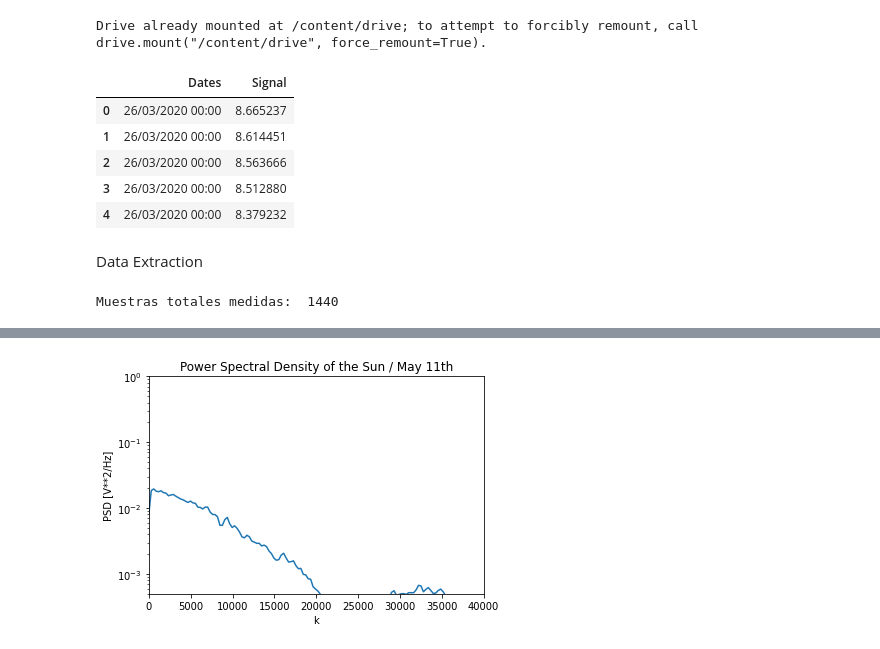
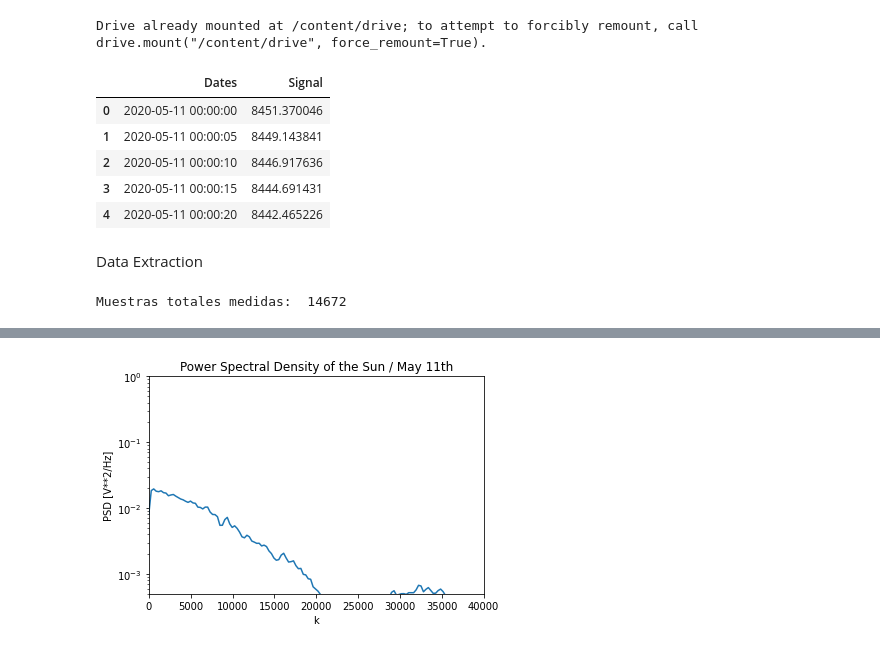
Before and after one commit to sebasmos/SolarFlares-Standford, a Jupyter notebook: SunAnalysis_TensorFlow_pynb.ipynb, the cells around one changed output, grey strips where cells are left out. Cells and saved outputs as stored; diff of their text form; code cells hidden in the pictures.

```diff
--- a/SunAnalysis_TensorFlow_pynb.ipynb
+++ b/SunAnalysis_TensorFlow_pynb.ipynb
@@ -34,15 +54,17 @@ drive.mount('/content/drive')
 # %% [output]
 Drive already mounted at /content/drive; to attempt to forcibly remount, call drive.mount("/content/drive", force_remount=True).
 # %%
-df = pd.read_csv('drive/My Drive/Colab Notebooks/Standford2.csv',sep=',')
+df_2020= pd.read_csv('drive/My Drive/Colab Notebooks/StandFordMarch.csv',sep=',')
+df_2012 = pd.read_csv('drive/My Drive/Colab Notebooks/StandFord_2012.csv',sep=',')
+df = pd.read_csv('drive/My Drive/Colab Notebooks/StandFord_2020.csv',sep=',')
 df.head()
 # %% [output]
 |  | Dates | Signal |
-| 0 | 26/03/2020 00:00 | 8.665237 |
-| 1 | 26/03/2020 00:00 | 8.614451 |
-| 2 | 26/03/2020 00:00 | 8.563666 |
-| 3 | 26/03/2020 00:00 | 8.512880 |
-| 4 | 26/03/2020 00:00 | 8.379232 |
+| 0 | 2020-05-11 00:00:00 | 8451.370046 |
+| 1 | 2020-05-11 00:00:05 | 8449.143841 |
+| 2 | 2020-05-11 00:00:10 | 8446.917636 |
+| 3 | 2020-05-11 00:00:15 | 8444.691431 |
+| 4 | 2020-05-11 00:00:20 | 8442.465226 |
 # %% [markdown]
 Data Extraction
 # %%
@@ -55,7 +77,7 @@ print("Muestras totales medidas: ", df['Dates'].nunique())
 # Save in M
 M = df['Dates'].nunique()
 # %% [output]
-Muestras totales medidas:  1440
+Muestras totales medidas:  14672
 # %%
 # General Statistics of the signal
 train_stats = df.describe()
```
Also changed, not shown: parts of 8 cells of this notebook.
